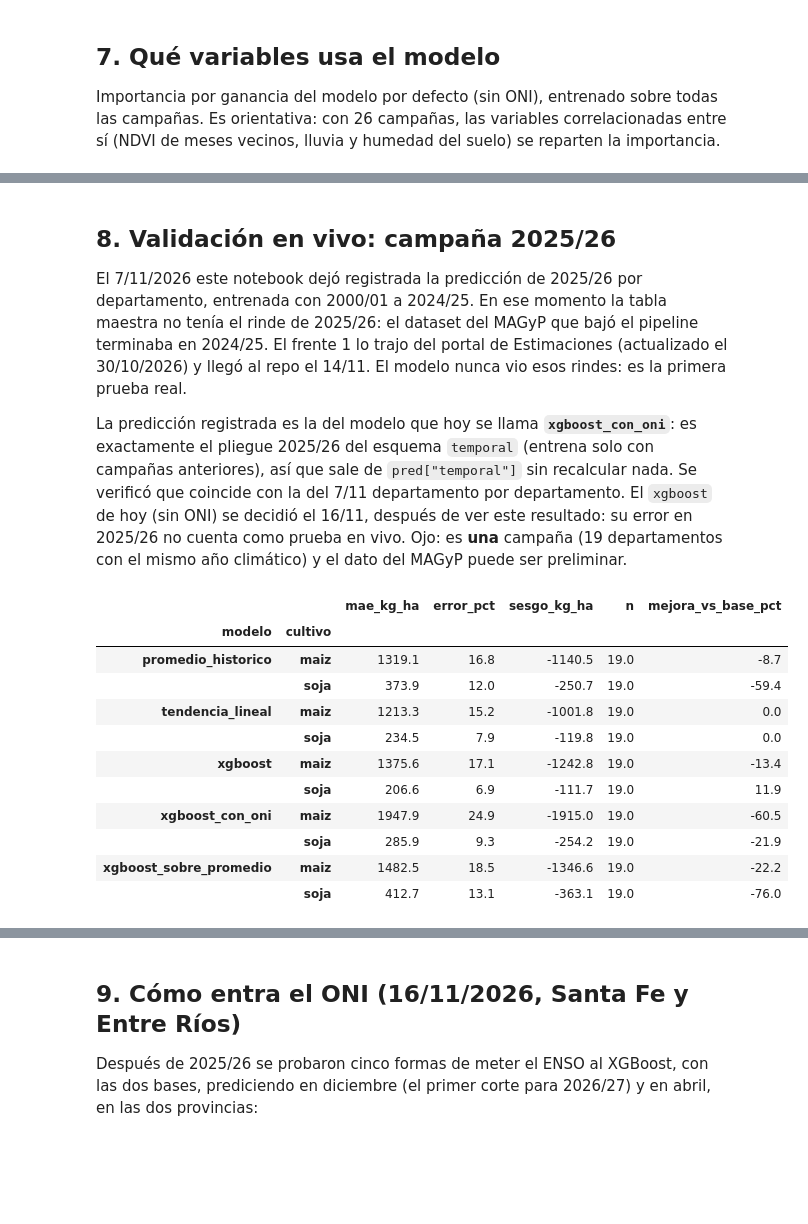
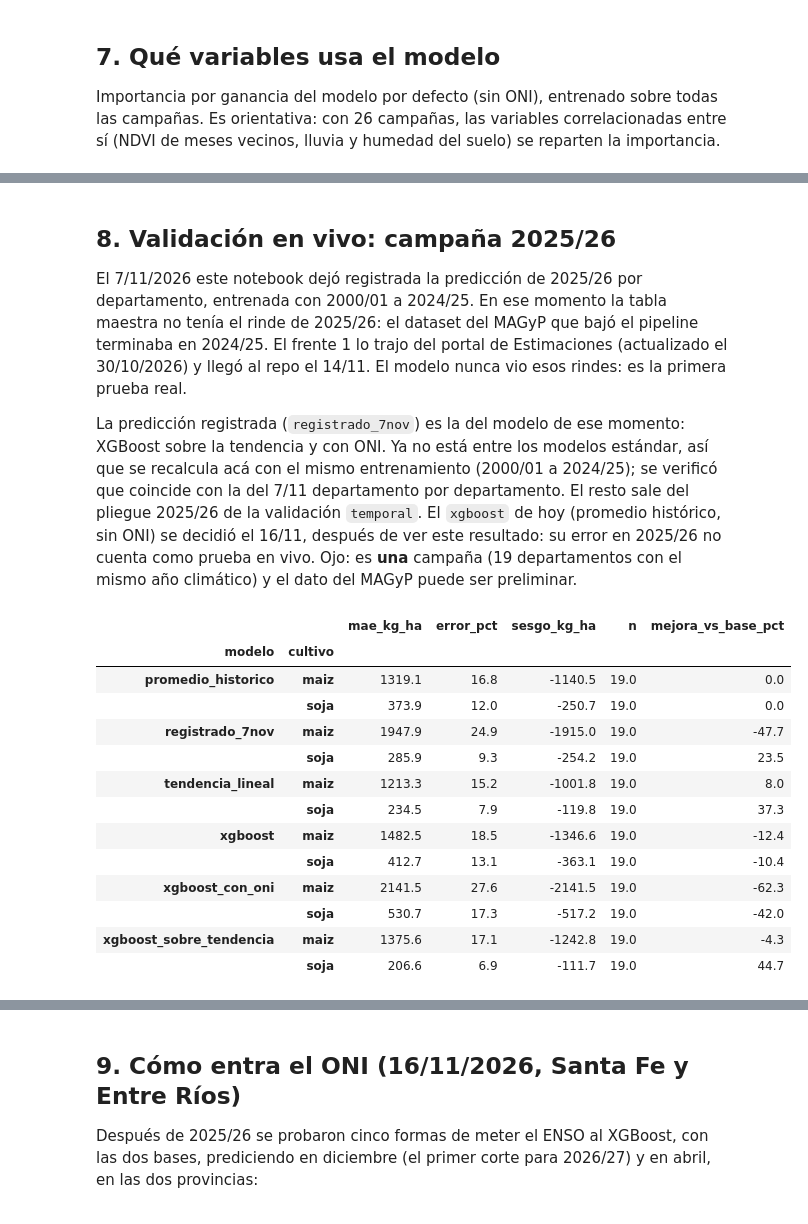
Before and after one commit to imas-Tech-Club/AnalisisAgroClimatico, a Jupyter notebook: notebooks/frente4_validacion_lineas_base_xgboost.ipynb, the cells around one changed output, grey strips where cells are left out. Cells and saved outputs as stored; diff of their text form; code cells hidden in the pictures; blank space fills up the shorter version.

```diff
--- a/notebooks/frente4_validacion_lineas_base_xgboost.ipynb
+++ b/notebooks/frente4_validacion_lineas_base_xgboost.ipynb
@@ -265,26 +274,35 @@ El 7/11/2026 este notebook dejó registrada la predicción de 2025/26 por depart
 que bajó el pipeline terminaba en 2024/25. El frente 1 lo trajo del portal de Estimaciones (actualizado
 el 30/10/2026) y llegó al repo el 14/11. El modelo nunca vio esos rindes: es la primera prueba real.
 
-La predicción registrada es la del modelo que hoy se llama **`xgboost_con_oni`**: es exactamente el
-pliegue 2025/26 del esquema `temporal` (entrena solo con campañas anteriores), así que sale de
-`pred["temporal"]` sin recalcular nada. Se verificó que coincide con la del 7/11 departamento por
-departamento. El `xgboost` de hoy (sin ONI) se decidió el 16/11, después de ver este resultado: su error
-en 2025/26 no cuenta como prueba en vivo. Ojo: es **una** campaña (19 departamentos con el mismo año
-climático) y el dato del MAGyP puede ser preliminar.
+La predicción registrada (`registrado_7nov`) es la del modelo de ese momento: XGBoost sobre la tendencia
+y con ONI. Ya no está entre los modelos estándar, así que se recalcula acá con el mismo entrenamiento
+(2000/01 a 2024/25); se verificó que coincide con la del 7/11 departamento por departamento. El resto sale
+del pliegue 2025/26 de la validación `temporal`. El `xgboost` de hoy (promedio histórico, sin ONI) se
+decidió el 16/11, después de ver este resultado: su error en 2025/26 no cuenta como prueba en vivo. Ojo:
+es **una** campaña (19 departamentos con el mismo año climático) y el dato del MAGyP puede ser preliminar.
 # %%
 vivo = pred["temporal"][pred["temporal"].campania == "2025/26"]
+# La predicción registrada el 7/11: XGBoost sobre la tendencia, con ONI, entrenado con 2000/01 a 2024/25
+registrado = modelo.xgboost_sobre_tendencia(modelo.columnas_clima_satelite(8) + ["oni"], base="tendencia")
+test = df[df.campania == "2025/26"]
+reg = test[["depto_id", "cultivo"]].assign(pred=registrado(ent[ent.anio_siembra < 2025], test))
+r = vivo[vivo.modelo == "promedio_historico"].drop(columns="pred").merge(reg, on=["depto_id", "cultivo"])
+r["modelo"], r["error"] = "registrado_7nov", r["pred"] - r["rinde_real"]
+vivo = pd.concat([vivo, r], ignore_index=True)
 modelo.comparar_con_base(modelo.metricas(vivo))[["mae_kg_ha", "error_pct", "sesgo_kg_ha", "n", "mejora_vs_base_pct"]].round(1)
 # %% [output]
 |  |  | mae_kg_ha | error_pct | sesgo_kg_ha | n | mejora_vs_base_pct |
 | modelo | cultivo |  |  |  |  |  |
-| promedio_historico | maiz | 1319.1 | 16.8 | -1140.5 | 19.0 | -8.7 |
-|  | soja | 373.9 | 12.0 | -250.7 | 19.0 | -59.4 |
-| tendencia_lineal | maiz | 1213.3 | 15.2 | -1001.8 | 19.0 | 0.0 |
-|  | soja | 234.5 | 7.9 | -119.8 | 19.0 | 0.0 |
-| xgboost | maiz | 1375.6 | 17.1 | -1242.8 | 19.0 | -13.4 |
-|  | soja | 206.6 | 6.9 | -111.7 | 19.0 | 11.9 |
-| xgboost_con_oni | maiz | 1947.9 | 24.9 | -1915.0 | 19.0 | -60.5 |
-|  | soja | 285.9 | 9.3 | -254.2 | 19.0 | -21.9 |
-| xgboost_sobre_promedio | maiz | 1482.5 | 18.5 | -1346.6 | 19.0 | -22.2 |
-|  | soja | 412.7 | 13.1 | -363.1 | 19.0 | -76.0 |
+| promedio_historico | maiz | 1319.1 | 16.8 | -1140.5 | 19.0 | 0.0 |
+|  | soja | 373.9 | 12.0 | -250.7 | 19.0 | 0.0 |
+| registrado_7nov | maiz | 1947.9 | 24.9 | -1915.0 | 19.0 | -47.7 |
+|  | soja | 285.9 | 9.3 | -254.2 | 19.0 | 23.5 |
+| tendencia_lineal | maiz | 1213.3 | 15.2 | -1001.8 | 19.0 | 8.0 |
+|  | soja | 234.5 | 7.9 | -119.8 | 19.0 | 37.3 |
+| xgboost | maiz | 1482.5 | 18.5 | -1346.6 | 19.0 | -12.4 |
+|  | soja | 412.7 | 13.1 | -363.1 | 19.0 | -10.4 |
+| xgboost_con_oni | maiz | 2141.5 | 27.6 | -2141.5 | 19.0 | -62.3 |
+|  | soja | 530.7 | 17.3 | -517.2 | 19.0 | -42.0 |
+| xgboost_sobre_tendencia | maiz | 1375.6 | 17.1 | -1242.8 | 19.0 | -4.3 |
+|  | soja | 206.6 | 6.9 | -111.7 | 19.0 | 44.7 |
 # %%
```
Also changed, not shown: parts of 18 cells of this notebook, 13 other files.
